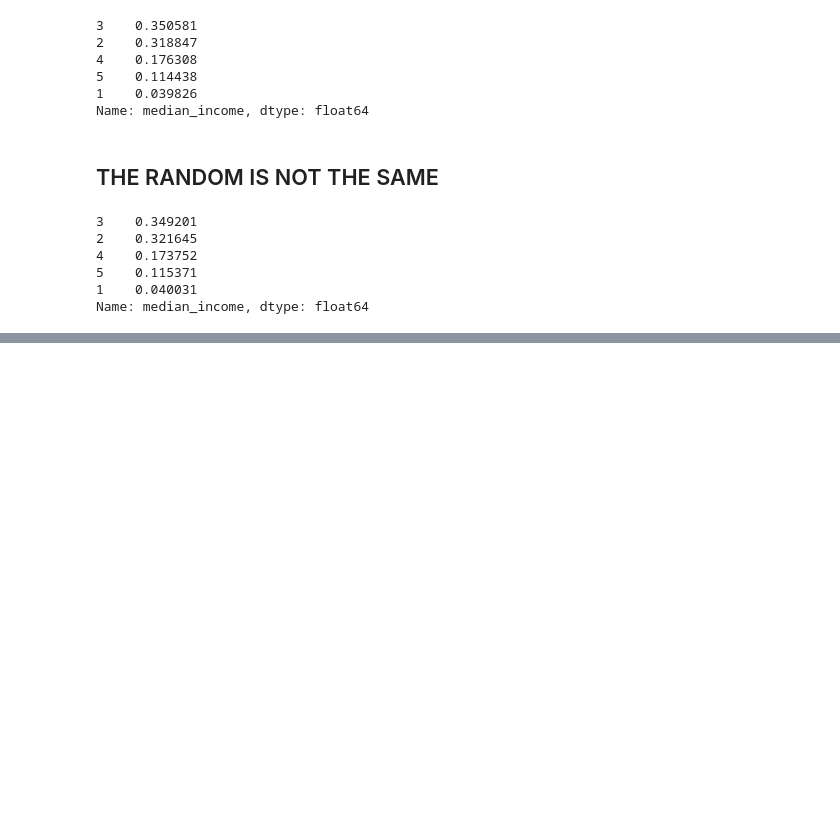
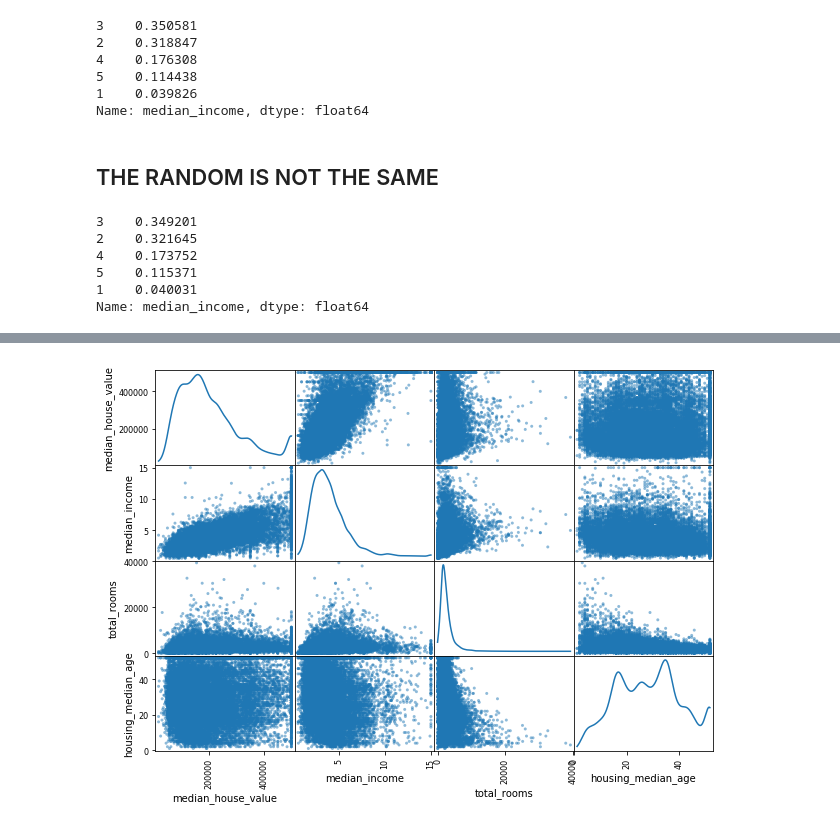
Before and after one commit to DiaDeMuertos/JupiterBase, a Jupyter notebook: Hands-on Machine Learning/Chapter #02.ipynb, the cells around one changed output, grey strips where cells are left out. Cells and saved outputs as stored; diff of their text form; code cells hidden in the pictures; blank space fills up the shorter version.

```diff
--- a/Hands-on Machine Learning/Chapter #02.ipynb
+++ b/Hands-on Machine Learning/Chapter #02.ipynb
@@ -145,0 +202,6 @@ Name: median_income, dtype: float64
+# %%
+attributes = ["median_house_value", "median_income", "total_rooms", "housing_median_age"]
+scatter_matrix(df[attributes], figsize=(10, 7), diagonal="kde")
+plt.show()
+# %% [output]
+[figure, added]
```
Also changed, not shown: parts of 16 cells of this notebook.
